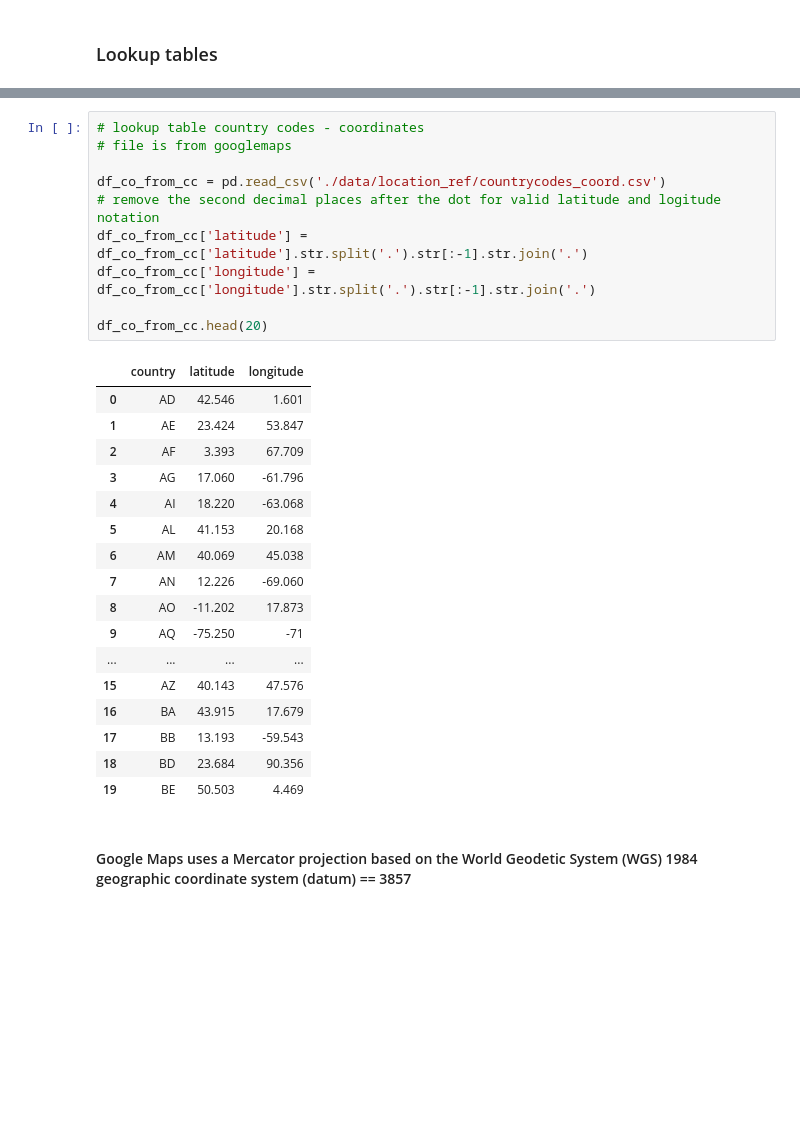
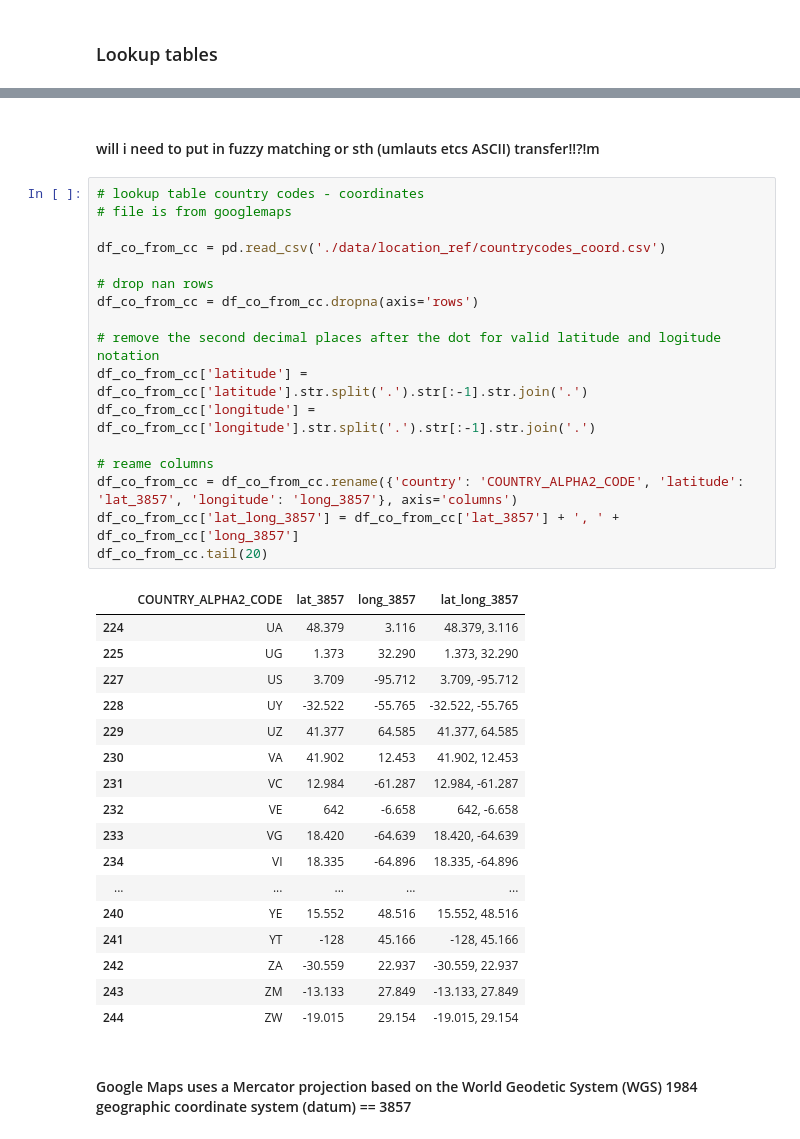
Before and after one commit to laraschmitt/news_flow, a Jupyter notebook: test_import_from_one_day.ipynb, the cells around one changed output, grey strips where cells are left out. Saved outputs shown, nothing was run; the diff lists cells and outputs as text; blank space fills up the shorter version.

```diff
--- a/test_import_from_one_day.ipynb
+++ b/test_import_from_one_day.ipynb
@@ -74,31 +94,40 @@ df_c_multilingu.head()
+# %% [markdown]
+#### will i need to put in fuzzy matching or sth (umlauts etcs ASCII) transfer!!?!m
 # %%
 # lookup table country codes - coordinates
 # file is from googlemaps
 
 df_co_from_cc = pd.read_csv('./data/location_ref/countrycodes_coord.csv')
+
+# drop nan rows
+df_co_from_cc = df_co_from_cc.dropna(axis='rows')
+
 # remove the second decimal places after the dot for valid latitude and logitude notation
 df_co_from_cc['latitude'] = df_co_from_cc['latitude'].str.split('.').str[:-1].str.join('.')
 df_co_from_cc['longitude'] = df_co_from_cc['longitude'].str.split('.').str[:-1].str.join('.')
 
-df_co_from_cc.head(20)
+# reame columns
+df_co_from_cc = df_co_from_cc.rename({'country': 'COUNTRY_ALPHA2_CODE', 'latitude': 'lat_3857', 'longitude': 'long_3857'}, axis='columns')
+df_co_from_cc['lat_long_3857'] = df_co_from_cc['lat_3857'] + ', ' + df_co_from_cc['long_3857']
+df_co_from_cc.tail(20)
 # %% [output]
-|  | country | latitude | longitude |
-| 0 | AD | 42.546 | 1.601 |
-| 1 | AE | 23.424 | 53.847 |
-| 2 | AF | 3.393 | 67.709 |
-| 3 | AG | 17.060 | -61.796 |
-| 4 | AI | 18.220 | -63.068 |
-| 5 | AL | 41.153 | 20.168 |
-| 6 | AM | 40.069 | 45.038 |
-| 7 | AN | 12.226 | -69.060 |
-| 8 | AO | -11.202 | 17.873 |
-| 9 | AQ | -75.250 | -71 |
-| ... | ... | ... | ... |
-| 15 | AZ | 40.143 | 47.576 |
-| 16 | BA | 43.915 | 17.679 |
-| 17 | BB | 13.193 | -59.543 |
-| 18 | BD | 23.684 | 90.356 |
-| 19 | BE | 50.503 | 4.469 |
+|  | COUNTRY_ALPHA2_CODE | lat_3857 | long_3857 | lat_long_3857 |
+| 224 | UA | 48.379 | 3.116 | 48.379, 3.116 |
+| 225 | UG | 1.373 | 32.290 | 1.373, 32.290 |
+| 227 | US | 3.709 | -95.712 | 3.709, -95.712 |
+| 228 | UY | -32.522 | -55.765 | -32.522, -55.765 |
+| 229 | UZ | 41.377 | 64.585 | 41.377, 64.585 |
+| 230 | VA | 41.902 | 12.453 | 41.902, 12.453 |
+| 231 | VC | 12.984 | -61.287 | 12.984, -61.287 |
+| 232 | VE | 642 | -6.658 | 642, -6.658 |
+| 233 | VG | 18.420 | -64.639 | 18.420, -64.639 |
+| 234 | VI | 18.335 | -64.896 | 18.335, -64.896 |
+| ... | ... | ... | ... | ... |
+| 240 | YE | 15.552 | 48.516 | 15.552, 48.516 |
+| 241 | YT | -128 | 45.166 | -128, 45.166 |
+| 242 | ZA | -30.559 | 22.937 | -30.559, 22.937 |
+| 243 | ZM | -13.133 | 27.849 | -13.133, 27.849 |
+| 244 | ZW | -19.015 | 29.154 | -19.015, 29.154 |
 # %% [markdown]
 #### Google Maps uses a Mercator projection based on the World Geodetic System (WGS) 1984 geographic coordinate system (datum) == 3857
 # %% [markdown]
```
Also changed, not shown: parts of 27 cells of this notebook, 6 other files.
